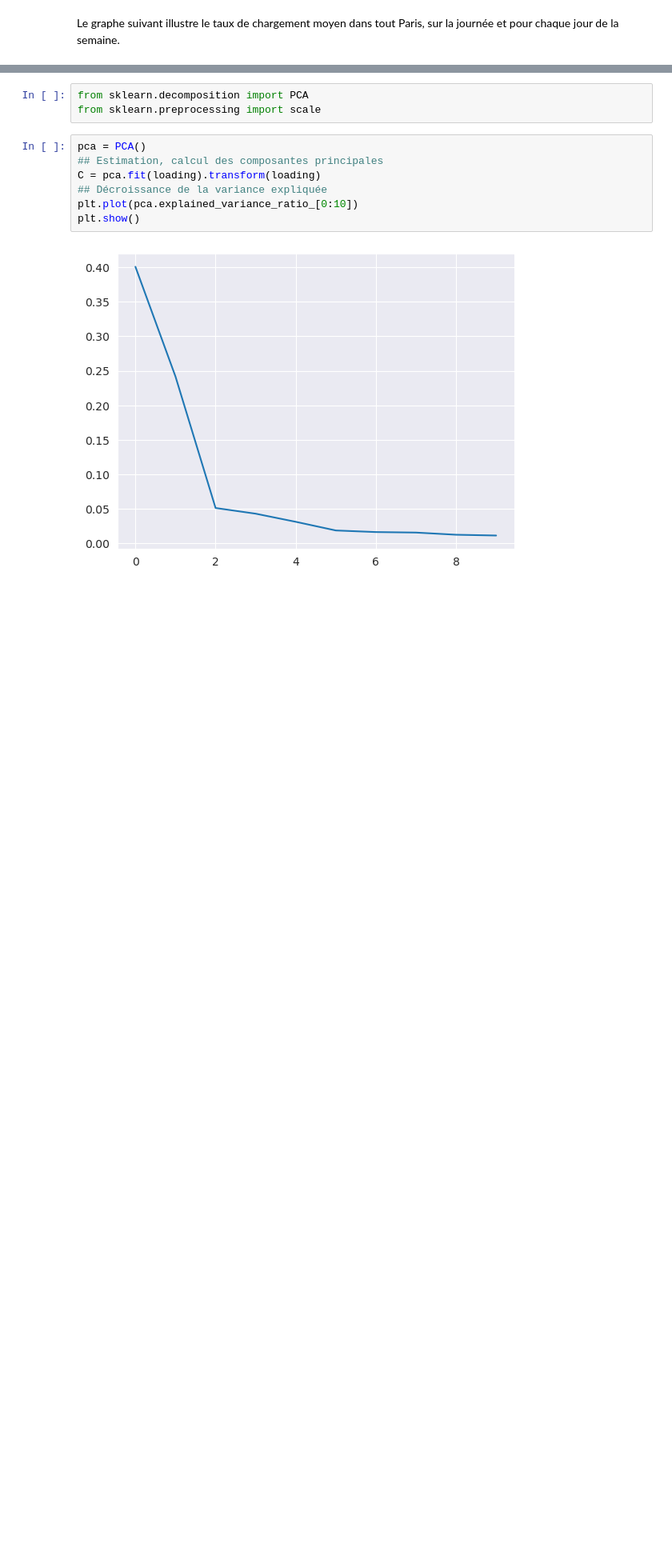
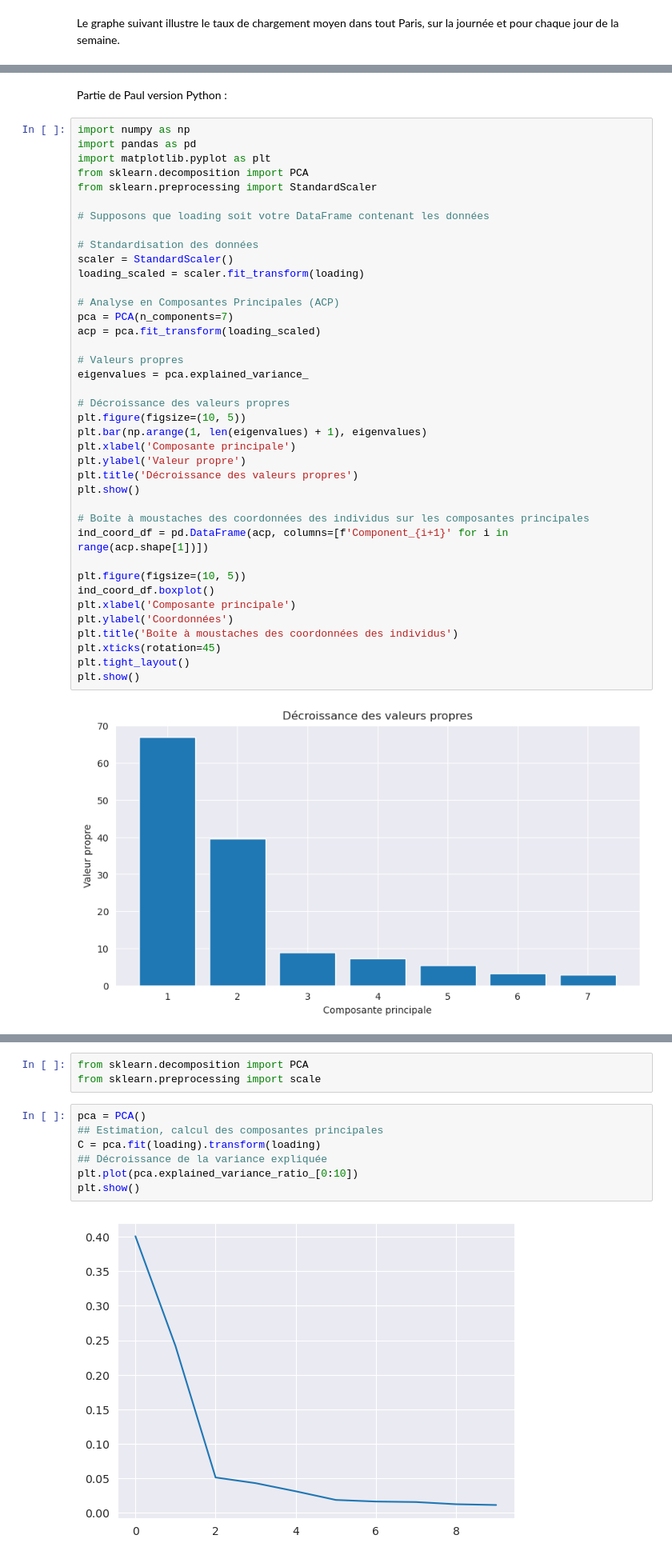
Before and after one commit to Paulod82/Velib, a Jupyter notebook: projet_analyse_d.ipynb, the cells around one changed output, grey strips where cells are left out. Shown at 80% size. Saved outputs shown, nothing was run; the diff lists cells and outputs as text; blank space fills up the shorter version.

```diff
--- a/projet_analyse_d.ipynb
+++ b/projet_analyse_d.ipynb
@@ -273,0 +289,43 @@ mean_24 = df[cols_24].mean(axis=1)
+# %% [markdown]
+Partie de Paul version Python :
+# %%
+import numpy as np
+import pandas as pd
+import matplotlib.pyplot as plt
+from sklearn.decomposition import PCA
+from sklearn.preprocessing import StandardScaler
+
+# Supposons que loading soit votre DataFrame contenant les données
+
+# Standardisation des données
+scaler = StandardScaler()
+loading_scaled = scaler.fit_transform(loading)
+
+# Analyse en Composantes Principales (ACP)
+pca = PCA(n_components=7)
+acp = pca.fit_transform(loading_scaled)
+
+# Valeurs propres
+eigenvalues = pca.explained_variance_
+
+# Décroissance des valeurs propres
+plt.figure(figsize=(10, 5))
+plt.bar(np.arange(1, len(eigenvalues) + 1), eigenvalues)
+plt.xlabel('Composante principale')
+plt.ylabel('Valeur propre')
+plt.title('Décroissance des valeurs propres')
+plt.show()
+
+# Boîte à moustaches des coordonnées des individus sur les composantes principales
+ind_coord_df = pd.DataFrame(acp, columns=[f'Component_{i+1}' for i in range(acp.shape[1])])
+
+plt.figure(figsize=(10, 5))
+ind_coord_df.boxplot()
+plt.xlabel('Composante principale')
+plt.ylabel('Coordonnées')
+plt.title('Boîte à moustaches des coordonnées des individus')
+plt.xticks(rotation=45)
+plt.tight_layout()
+plt.show()
+# %% [output]
+[figure, added]
```
Also changed, not shown: parts of 52 cells of this notebook.
